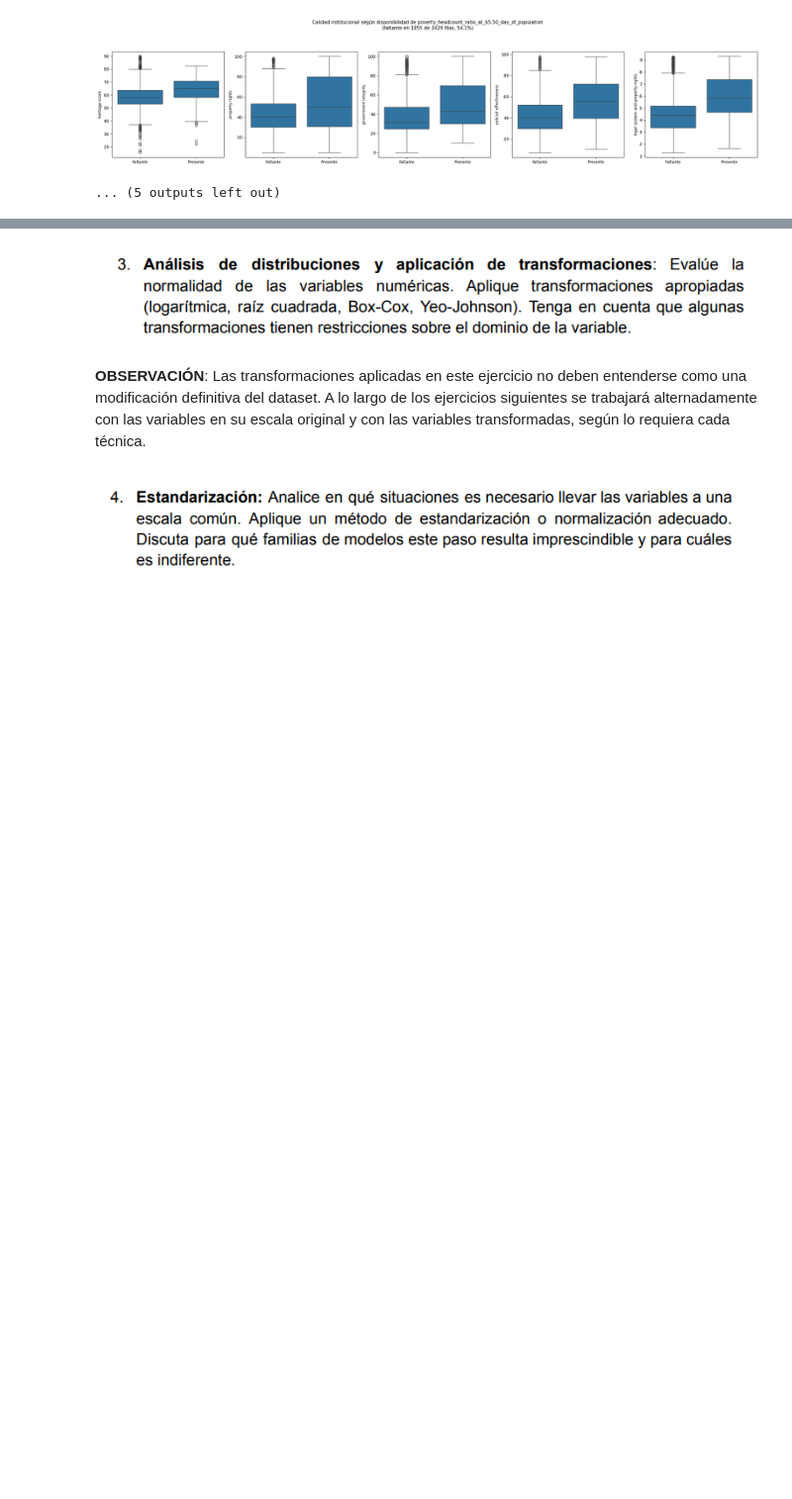
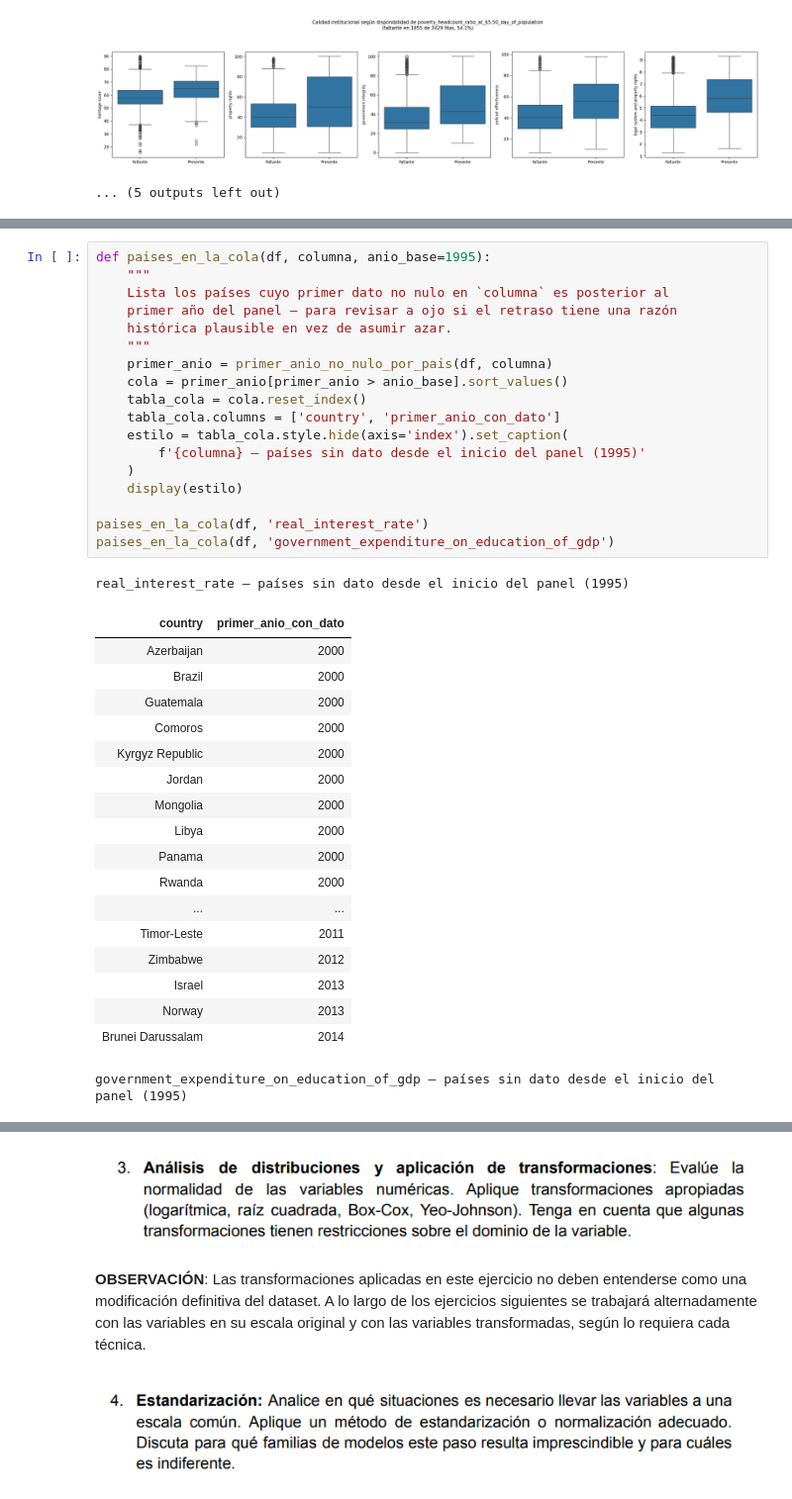
Before and after one commit to AlesioRios/Laboratorio-de-Datos-II, a Jupyter notebook: Lab_de_Datos_II_TP3.ipynb, the cells around one changed output, grey strips where cells are left out. Shown at 99% size. Drawn from its saved outputs; the diff is of its cells as text; blank space fills up the shorter version.

```diff
--- a/Lab_de_Datos_II_TP3.ipynb
+++ b/Lab_de_Datos_II_TP3.ipynb
@@ -627,0 +732,38 @@ Comparación de calidad institucional — poverty_headcount_ratio_at_$1.90_day_o
+# %%
+def paises_en_la_cola(df, columna, anio_base=1995):
+    """
+    Lista los países cuyo primer dato no nulo en `columna` es posterior al
+    primer año del panel — para revisar a ojo si el retraso tiene una razón
+    histórica plausible en vez de asumir azar.
+    """
+    primer_anio = primer_anio_no_nulo_por_pais(df, columna)
+    cola = primer_anio[primer_anio > anio_base].sort_values()
+    tabla_cola = cola.reset_index()
+    tabla_cola.columns = ['country', 'primer_anio_con_dato']
+    estilo = tabla_cola.style.hide(axis='index').set_caption(
+        f'{columna} — países sin dato desde el inicio del panel (1995)'
+    )
+    display(estilo)
+
+paises_en_la_cola(df, 'real_interest_rate')
+paises_en_la_cola(df, 'government_expenditure_on_education_of_gdp')
+# %% [output]
+real_interest_rate — países sin dato desde el inicio del panel (1995)
+| country | primer_anio_con_dato |
+| Azerbaijan | 2000 |
+| Brazil | 2000 |
+| Guatemala | 2000 |
+| Comoros | 2000 |
+| Kyrgyz Republic | 2000 |
+| Jordan | 2000 |
+| Mongolia | 2000 |
+| Libya | 2000 |
+| Panama | 2000 |
+| Rwanda | 2000 |
+| ... | ... |
+| Timor-Leste | 2011 |
+| Zimbabwe | 2012 |
+| Israel | 2013 |
+| Norway | 2013 |
+| Brunei Darussalam | 2014 |
+government_expenditure_on_education_of_gdp — países sin dato desde el inicio del panel (1995)
```
Also changed, not shown: parts of 9 cells of this notebook.
